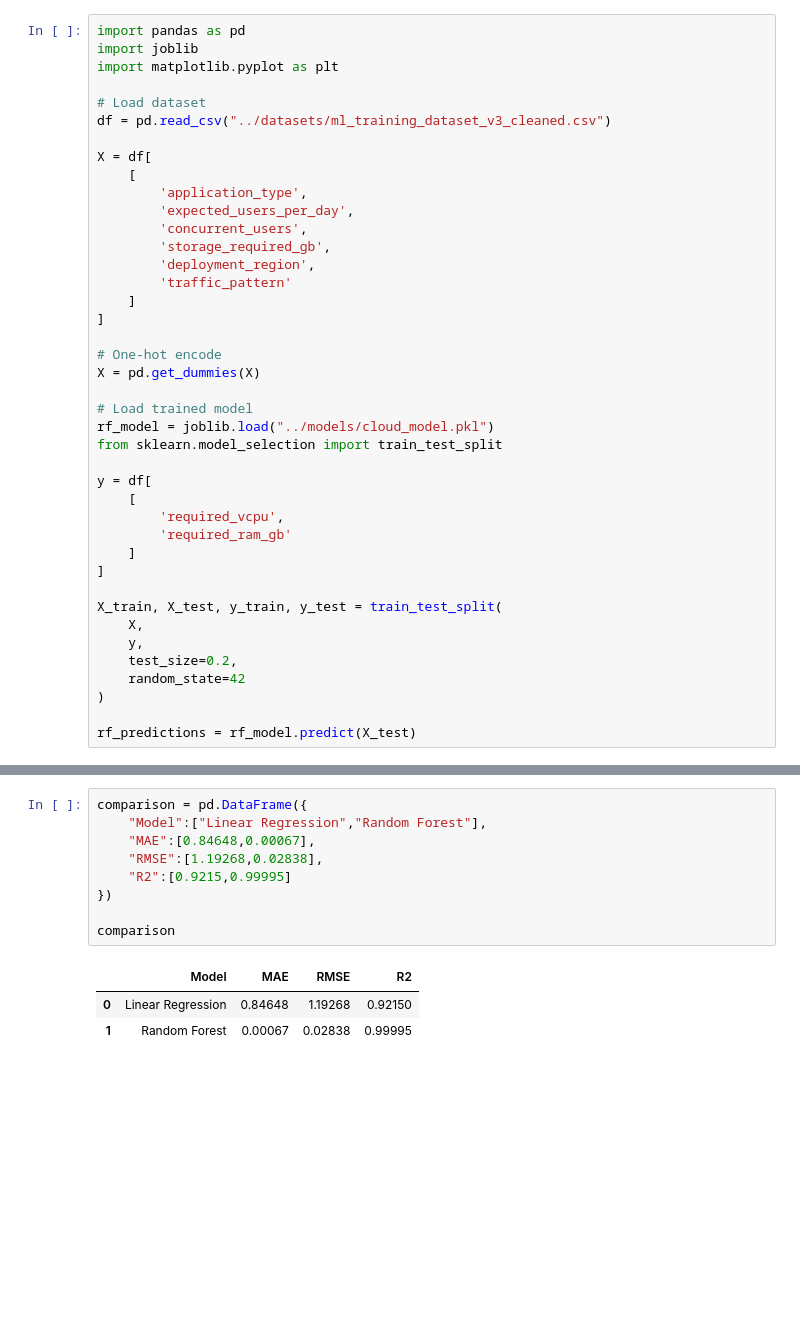
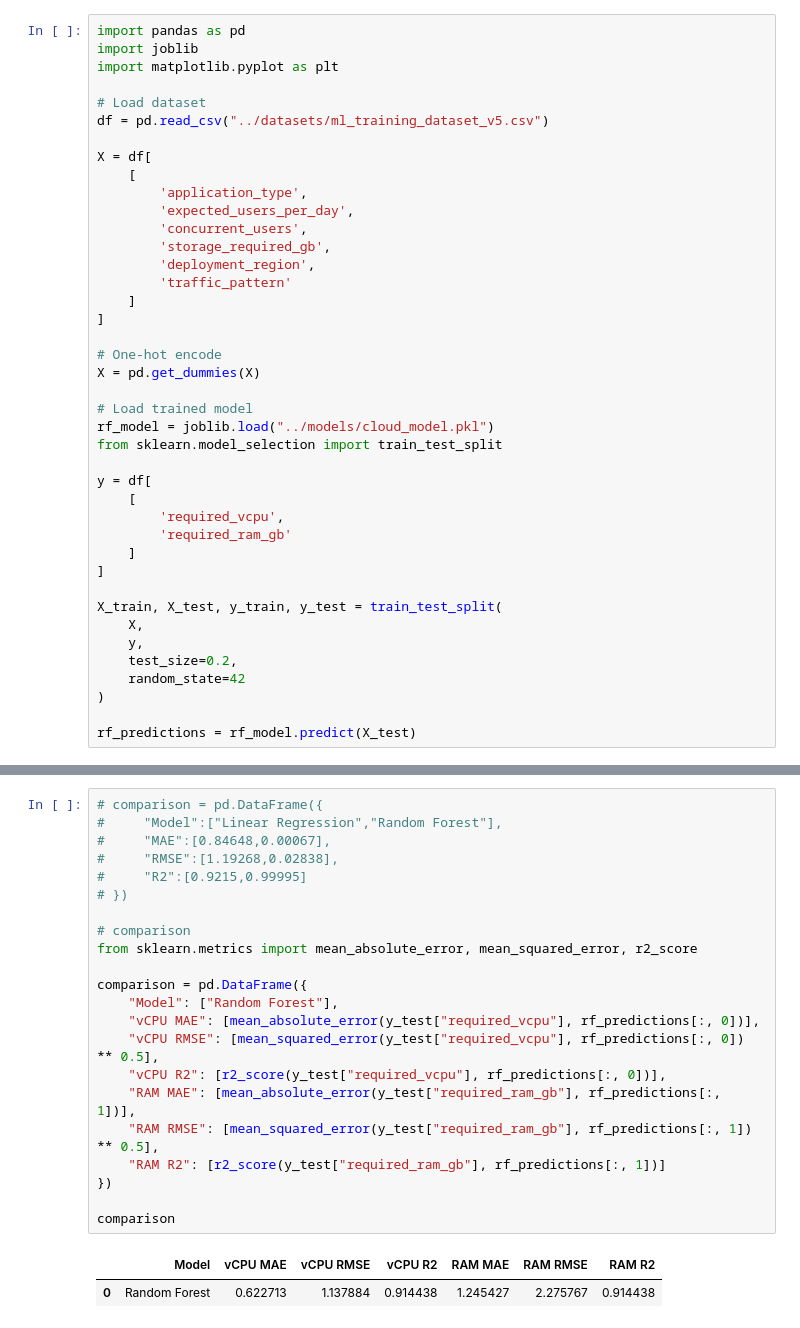
Before and after one commit to YaassinMD/FinOps-ML-Based-Cloud-Cost-Optimization, a Jupyter notebook: jupyter/05_ModelVisualization.ipynb, the cells around one changed output, grey strips where cells are left out. Cells and saved outputs as stored; diff of their text form; blank space fills up the shorter version.

Commit message:
Update ML model with multi-input workload features

```diff
--- a/jupyter/05_ModelVisualization.ipynb
+++ b/jupyter/05_ModelVisualization.ipynb
@@ -4,7 +4,7 @@ import joblib
 import matplotlib.pyplot as plt
 
 # Load dataset
-df = pd.read_csv("../datasets/ml_training_dataset_v3_cleaned.csv")
+df = pd.read_csv("../datasets/ml_training_dataset_v5.csv")
 
 X = df[
     [
@@ -126,13 +126,25 @@ plt.show()
 # %%
+# comparison = pd.DataFrame({
+#     "Model":["Linear Regression","Random Forest"],
+#     "MAE":[0.84648,0.00067],
+#     "RMSE":[1.19268,0.02838],
+#     "R2":[0.9215,0.99995]
+# })
+
+# comparison
+from sklearn.metrics import mean_absolute_error, mean_squared_error, r2_score
+
 comparison = pd.DataFrame({
-    "Model":["Linear Regression","Random Forest"],
-    "MAE":[0.84648,0.00067],
-    "RMSE":[1.19268,0.02838],
-    "R2":[0.9215,0.99995]
+    "Model": ["Random Forest"],
+    "vCPU MAE": [mean_absolute_error(y_test["required_vcpu"], rf_predictions[:, 0])],
+    "vCPU RMSE": [mean_squared_error(y_test["required_vcpu"], rf_predictions[:, 0]) ** 0.5],
+    "vCPU R2": [r2_score(y_test["required_vcpu"], rf_predictions[:, 0])],
+    "RAM MAE": [mean_absolute_error(y_test["required_ram_gb"], rf_predictions[:, 1])],
+    "RAM RMSE": [mean_squared_error(y_test["required_ram_gb"], rf_predictions[:, 1]) ** 0.5],
+    "RAM R2": [r2_score(y_test["required_ram_gb"], rf_predictions[:, 1])]
 })
 
 comparison
 # %% [output]
-|  | Model | MAE | RMSE | R2 |
-| 0 | Linear Regression | 0.84648 | 1.19268 | 0.92150 |
-| 1 | Random Forest | 0.00067 | 0.02838 | 0.99995 |
+|  | Model | vCPU MAE | vCPU RMSE | vCPU R2 | RAM MAE | RAM RMSE | RAM R2 |
+| 0 | Random Forest | 0.622713 | 1.137884 | 0.914438 | 1.245427 | 2.275767 | 0.914438 |
```
Also changed, not shown: parts of 6 cells of this notebook, 9 other files.
